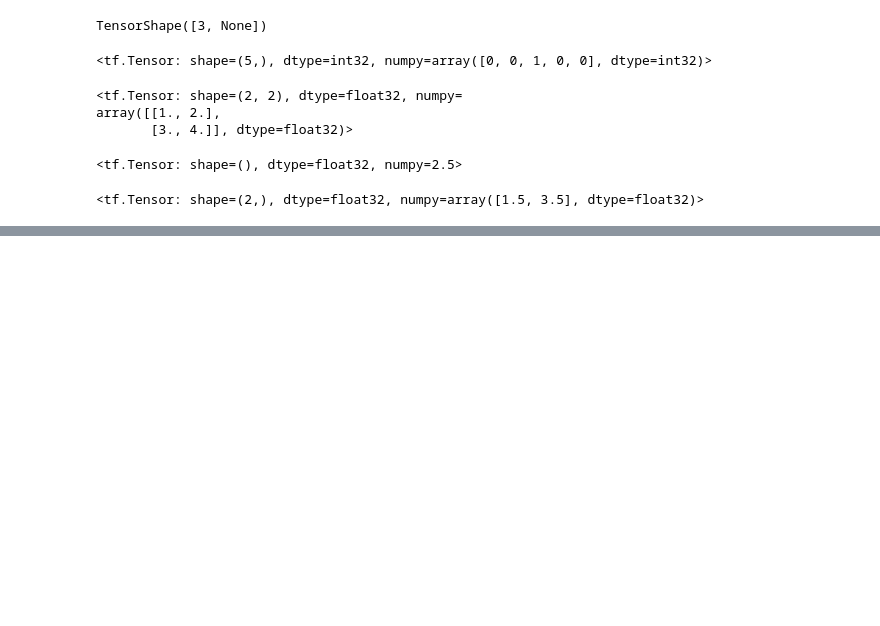
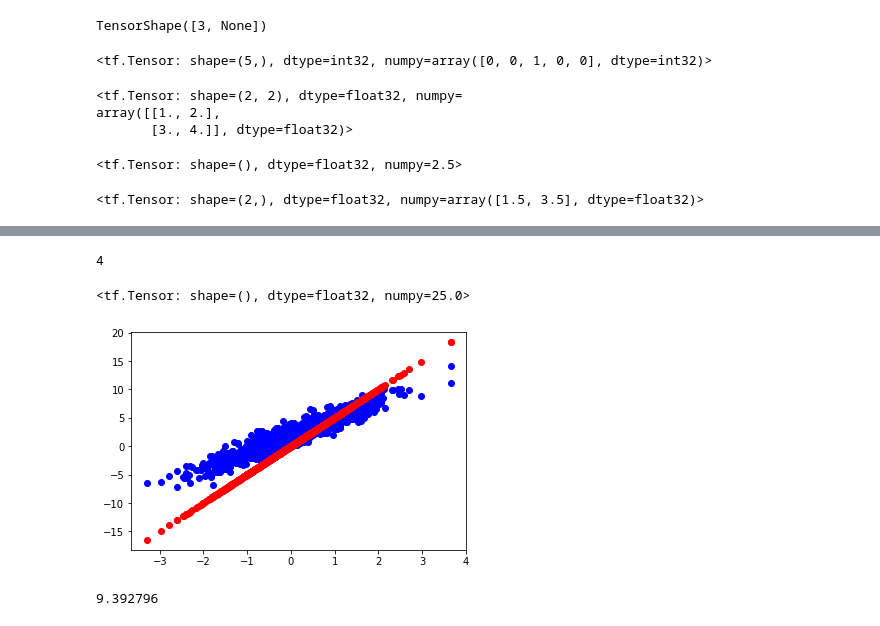
Before and after one commit to keithferns98/DeepLearning, a Jupyter notebook: Tfbasics.ipynb, the cells around one changed output, grey strips where cells are left out. Saved outputs shown, nothing was run; the diff lists cells and outputs as text; code cells hidden in the pictures; blank space fills up the shorter version.

```diff
--- a/Tfbasics.ipynb
+++ b/Tfbasics.ipynb
@@ -197,0 +393,10 @@ tf.reduce_mean(num1,axis=1)#col mean
+# %%
+class MyModel(tf.Module):
+  def __init__(self,**kwargs):
+    super().__init__(**kwargs)
+
+    self.w=tf.Variable(5.0)
+    self.b=tf.Variable(0.0)
+
+  def __call__(self,x):
+    return self.w *x +self.b
@@ -197,0 +412,10 @@ tf.reduce_mean(num1,axis=1)#col mean
+# %%
+obj()
+# %% [output]
+4
+# %%
+k=MyModel()
+# %%
+k(5)
+# %% [output]
+<tf.Tensor: shape=(), dtype=float32, numpy=25.0>
@@ -197,0 +428,13 @@ tf.reduce_mean(num1,axis=1)#col mean
+# %%
+plt.scatter(x,y,c='b')
+
+pred_y=k(x)
+plt.scatter(x,pred_y,c='r')
+plt.show()
+# %% [output]
+[figure, added]
+# %%
+current_loss=MSE_loss(k(x),y)
+current_loss.numpy()
+# %% [output]
+9.392796
```
Also changed, not shown: parts of 36 cells of this notebook.
